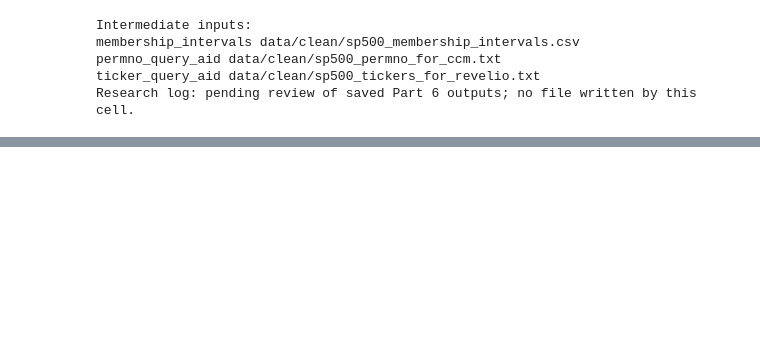
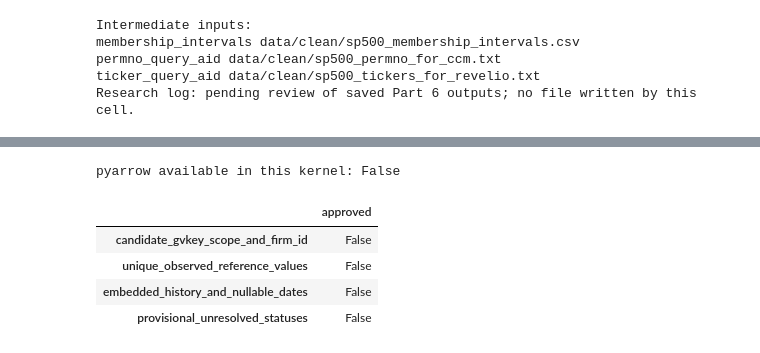
Before and after one commit to kptransfer2024-cmd/ai-workforce-statements, a Jupyter notebook: code/notebooks/01_build_firm_crosswalk.ipynb, the cells around one changed output, grey strips where cells are left out. Cells and saved outputs as stored; diff of their text form; code cells hidden in the pictures; blank space fills up the shorter version.

```diff
--- a/code/notebooks/01_build_firm_crosswalk.ipynb
+++ b/code/notebooks/01_build_firm_crosswalk.ipynb
@@ -2846,0 +2881,26 @@ Research log: pending review of saved Part 6 outputs; no file written by this ce
+# %%
+import importlib.util
+import json
+
+# Change these only after explicit researcher approval of the corresponding rules.
+export_approvals = {
+    "candidate_gvkey_scope_and_firm_id": False,
+    "unique_observed_reference_values": False,
+    "embedded_history_and_nullable_dates": False,
+    "provisional_unresolved_statuses": False,
+}
+export_authorized = False
+
+# Enter only reviewed decisions: one RCID per GVKEY, with a written justification.
+approved_rcid_decisions = pd.DataFrame(
+    columns=["gvkey_key", "rcid_key", "decision_basis"], dtype="string",
+)
+print("pyarrow available in this kernel:", importlib.util.find_spec("pyarrow") is not None)
+display(pd.Series(export_approvals, name="approved").to_frame())
+# %% [output]
+pyarrow available in this kernel: False
+|  | approved |
+| candidate_gvkey_scope_and_firm_id | False |
+| unique_observed_reference_values | False |
+| embedded_history_and_nullable_dates | False |
+| provisional_unresolved_statuses | False |
```
Also changed, not shown: parts of 15 cells of this notebook.
